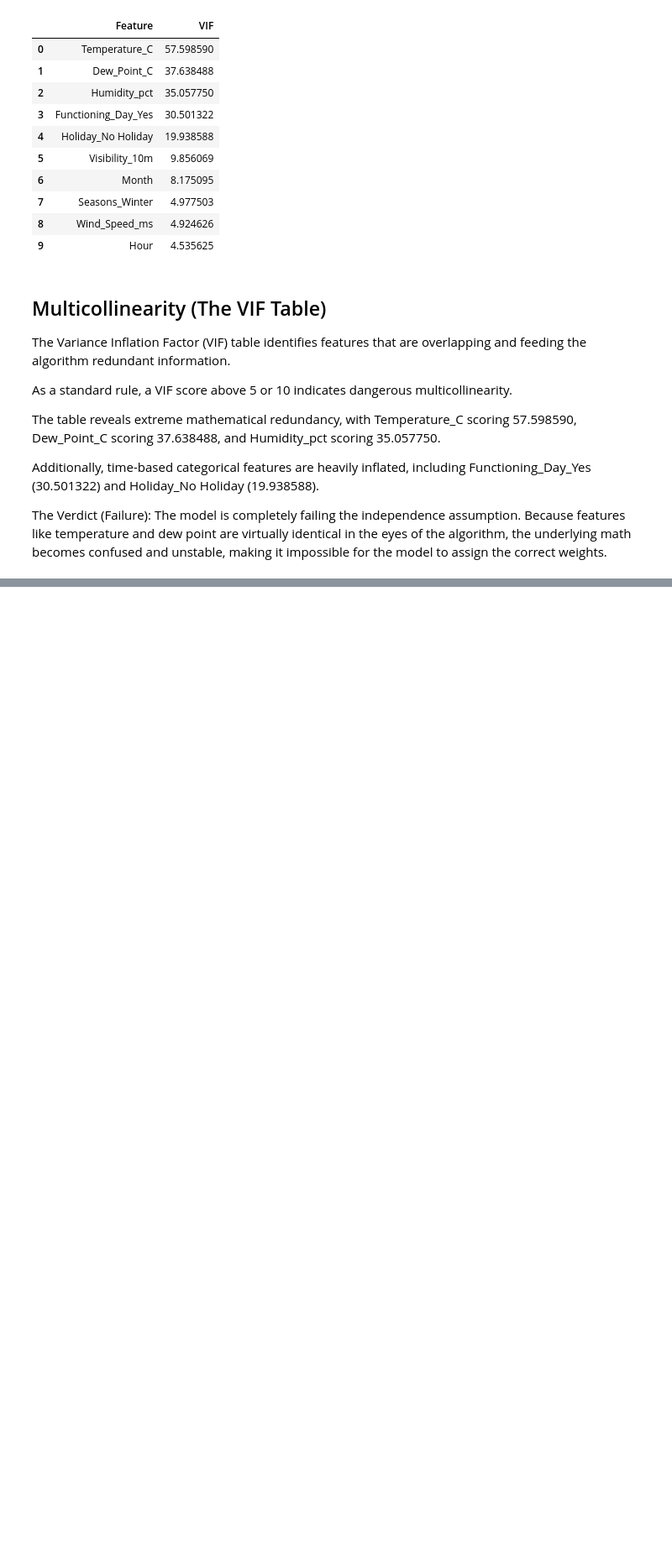
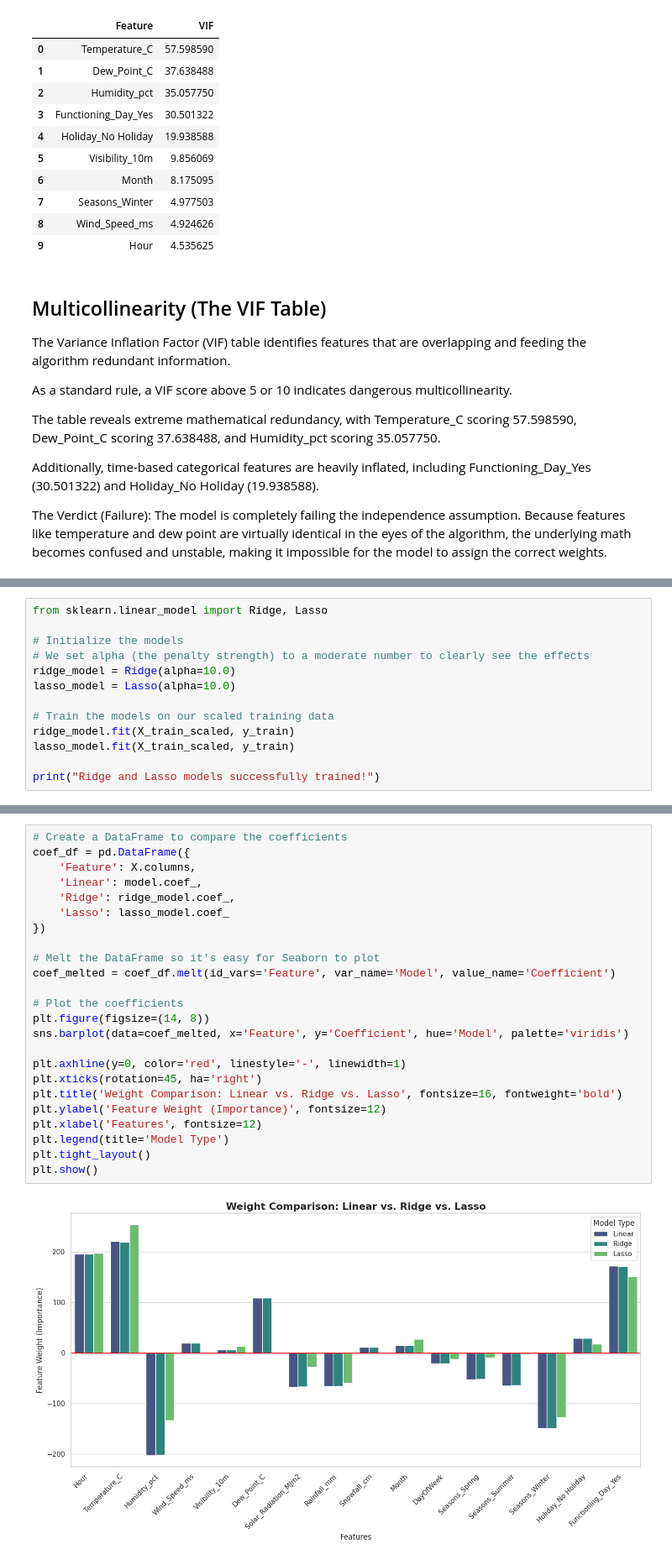
Before and after one commit to sultanjacob/Applied-Machine-Learning, a Jupyter notebook: 01_Linear_Regression/Linear_Regression_series.ipynb, the cells around one changed output, grey strips where cells are left out. Shown at 84% size. Saved outputs shown, nothing was run; the diff lists cells and outputs as text; blank space fills up the shorter version.

Commit message:
Regularization in action: Lasso and Ridge

```diff
--- a/01_Linear_Regression/Linear_Regression_series.ipynb
+++ b/01_Linear_Regression/Linear_Regression_series.ipynb
@@ -392,0 +398,13 @@ The Verdict (Failure): The model is completely failing the independence assumpti
+# %%
+from sklearn.linear_model import Ridge, Lasso
+
+# Initialize the models
+# We set alpha (the penalty strength) to a moderate number to clearly see the effects
+ridge_model = Ridge(alpha=10.0)
+lasso_model = Lasso(alpha=10.0)
+
+# Train the models on our scaled training data
+ridge_model.fit(X_train_scaled, y_train)
+lasso_model.fit(X_train_scaled, y_train)
+
+print("Ridge and Lasso models successfully trained!")
@@ -392,0 +417,26 @@ The Verdict (Failure): The model is completely failing the independence assumpti
+# %%
+# Create a DataFrame to compare the coefficients
+coef_df = pd.DataFrame({
+    'Feature': X.columns,
+    'Linear': model.coef_,
+    'Ridge': ridge_model.coef_,
+    'Lasso': lasso_model.coef_
+})
+
+# Melt the DataFrame so it's easy for Seaborn to plot
+coef_melted = coef_df.melt(id_vars='Feature', var_name='Model', value_name='Coefficient')
+
+# Plot the coefficients
+plt.figure(figsize=(14, 8))
+sns.barplot(data=coef_melted, x='Feature', y='Coefficient', hue='Model', palette='viridis')
+
+plt.axhline(y=0, color='red', linestyle='-', linewidth=1)
+plt.xticks(rotation=45, ha='right')
+plt.title('Weight Comparison: Linear vs. Ridge vs. Lasso', fontsize=16, fontweight='bold')
+plt.ylabel('Feature Weight (Importance)', fontsize=12)
+plt.xlabel('Features', fontsize=12)
+plt.legend(title='Model Type')
+plt.tight_layout()
+plt.show()
+# %% [output]
+[figure, added]
```
Also changed, not shown: parts of 7 cells of this notebook.
